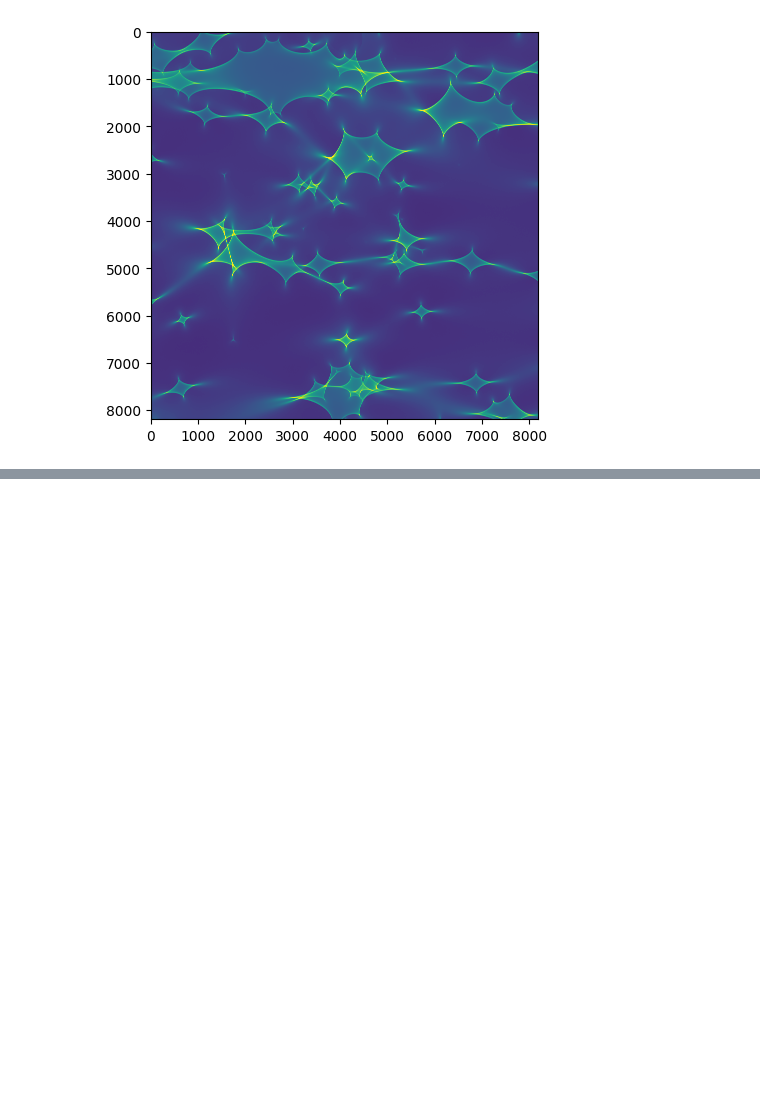
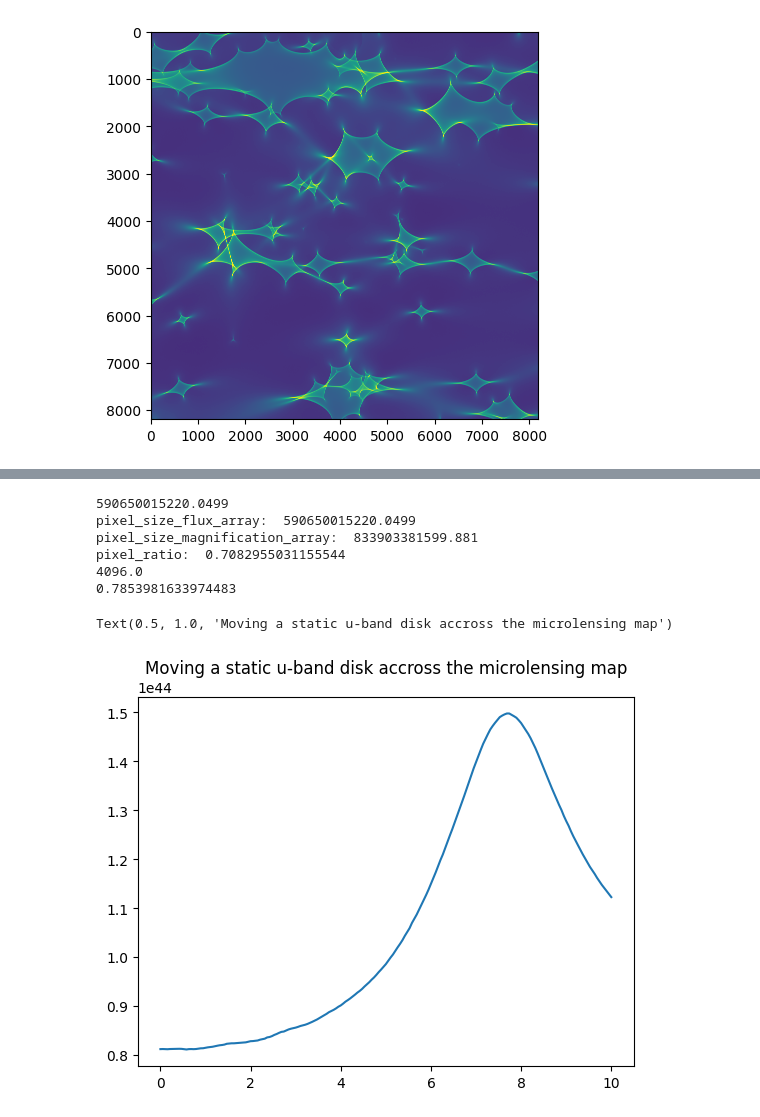
Before and after one commit to padma18-vb/Amoeba, a Jupyter notebook: amoeba/Notebooks/clean.ipynb, the cells around one changed output, grey strips where cells are left out. Cells and saved outputs as stored; diff of their text form; code cells hidden in the pictures; blank space fills up the shorter version.

```diff
--- a/amoeba/Notebooks/clean.ipynb
+++ b/amoeba/Notebooks/clean.ipynb
@@ -94,0 +210,24 @@ my_disk = AccretionDisk(**agn_dictionary)
+# %%
+flux_projection_1 = my_disk.calculate_surface_intensity_map(lsst_in_nm[0])
+seed = np.random.seed(0)
+xpos,ypos=1000,1000
+
+# flux_projection == 6 * 100 * num_pix * num_pix
+# one trajectory per object -
+# compare the disk snapshot method with the transfer function method
+# disk snapshot method encodes the actual transfer function
+convolution_1 = MagMap.convolve_with_flux_projection(
+    flux_projection_1, relative_orientation=0
+)
+LC_random_1 = convolution_1.pull_light_curve(500, 10,x_start_position=xpos,y_start_position=ypos,phi_travel_direction=45, random_seed=seed) # km/s , # 10 years,
+plt.plot(np.linspace(0,10,len(LC_random_1)), LC_random_1)
+plt.title("Moving a static u-band disk accross the microlensing map")
+# %% [output]
+590650015220.0499
+pixel_size_flux_array:  590650015220.0499
+pixel_size_magnification_array:  833903381599.881
+pixel_ratio:  0.7082955031155544
+4096.0
+0.7853981633974483
+Text(0.5, 1.0, 'Moving a static u-band disk accross the microlensing map')
+[figure, added]
```
Also changed, not shown: parts of 41 cells of this notebook, 3 other files.
